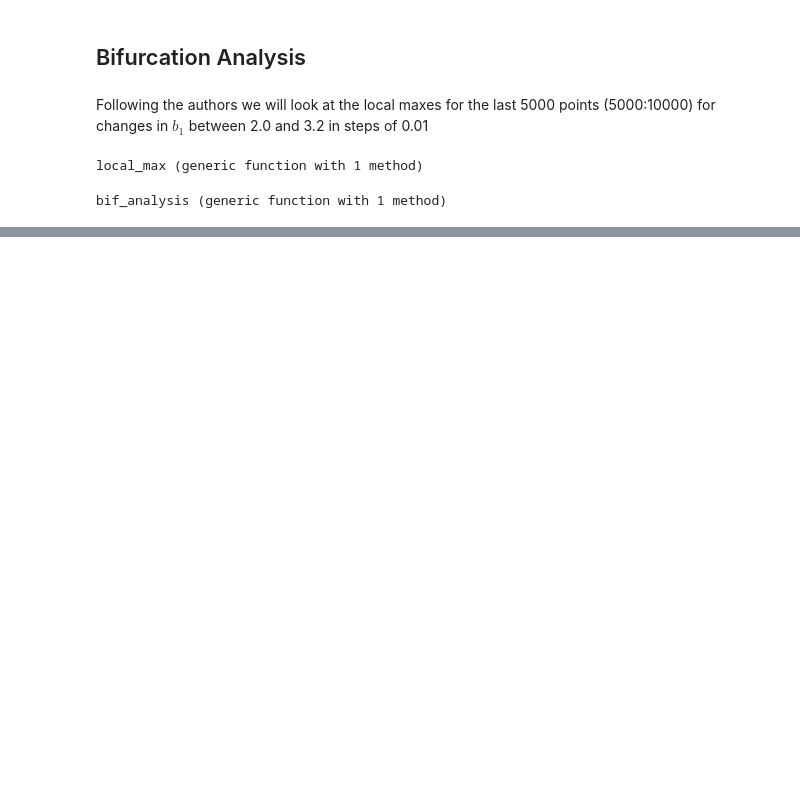
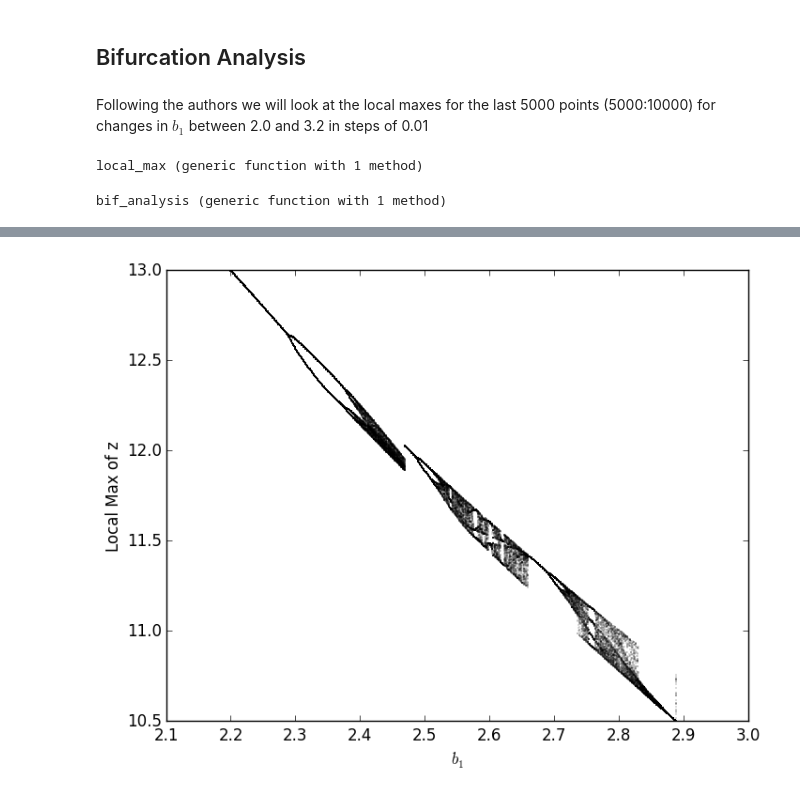
Before and after one commit to gabrielgellner/DiffEQ, a Jupyter notebook: examples/Hastings and Powell.ipynb, the cells around one changed output, grey strips where cells are left out. Cells and saved outputs as stored; diff of their text form; code cells hidden in the pictures; blank space fills up the shorter version.

```diff
--- a/examples/Hastings and Powell.ipynb
+++ b/examples/Hastings and Powell.ipynb
@@ -107,0 +110,7 @@ For plotting what I really want is an array with rows [b1val, lmax] with clearly
+# %%
+scatter(bpoints[1:50000, 1], bpoints[1:50000, 2], s = 0.008)
+ylim(10.5, 13)
+xlabel(L"b_1")
+ylabel("Local Max of z");
+# %% [output]
+[figure, added]
```
Also changed, not shown: parts of 10 cells of this notebook, 10 other files.
